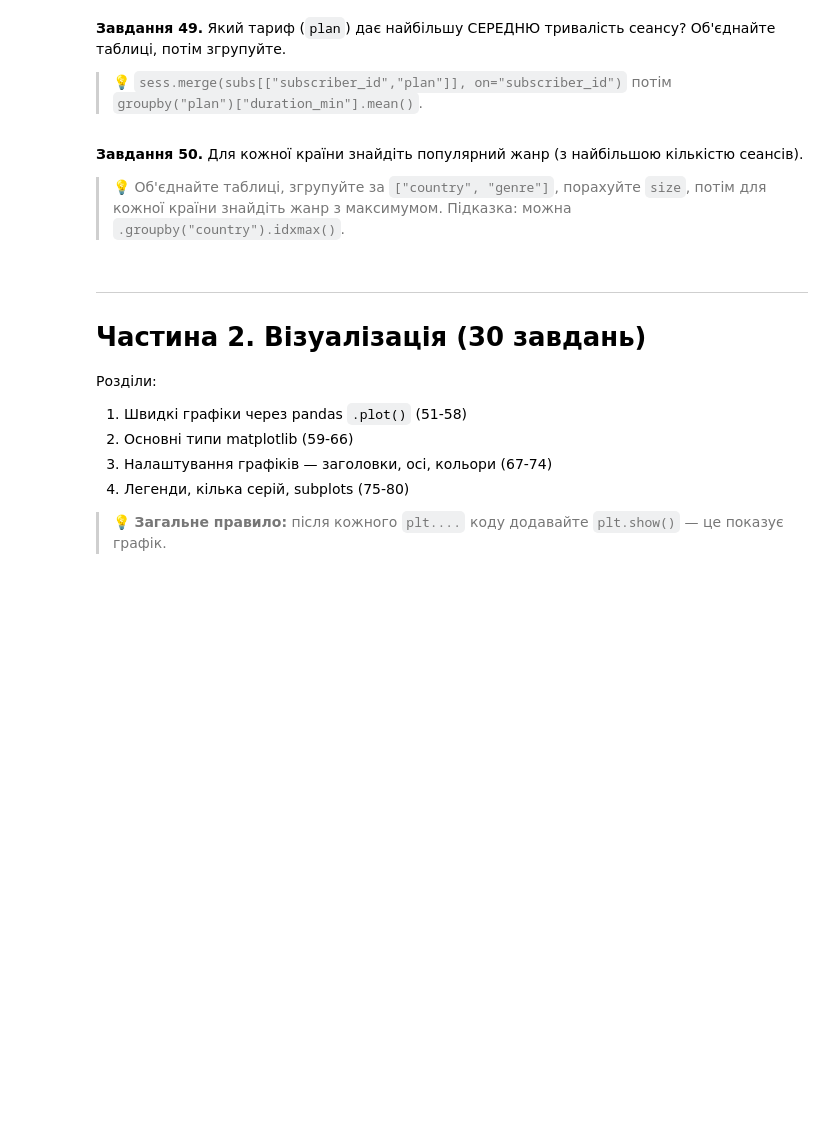
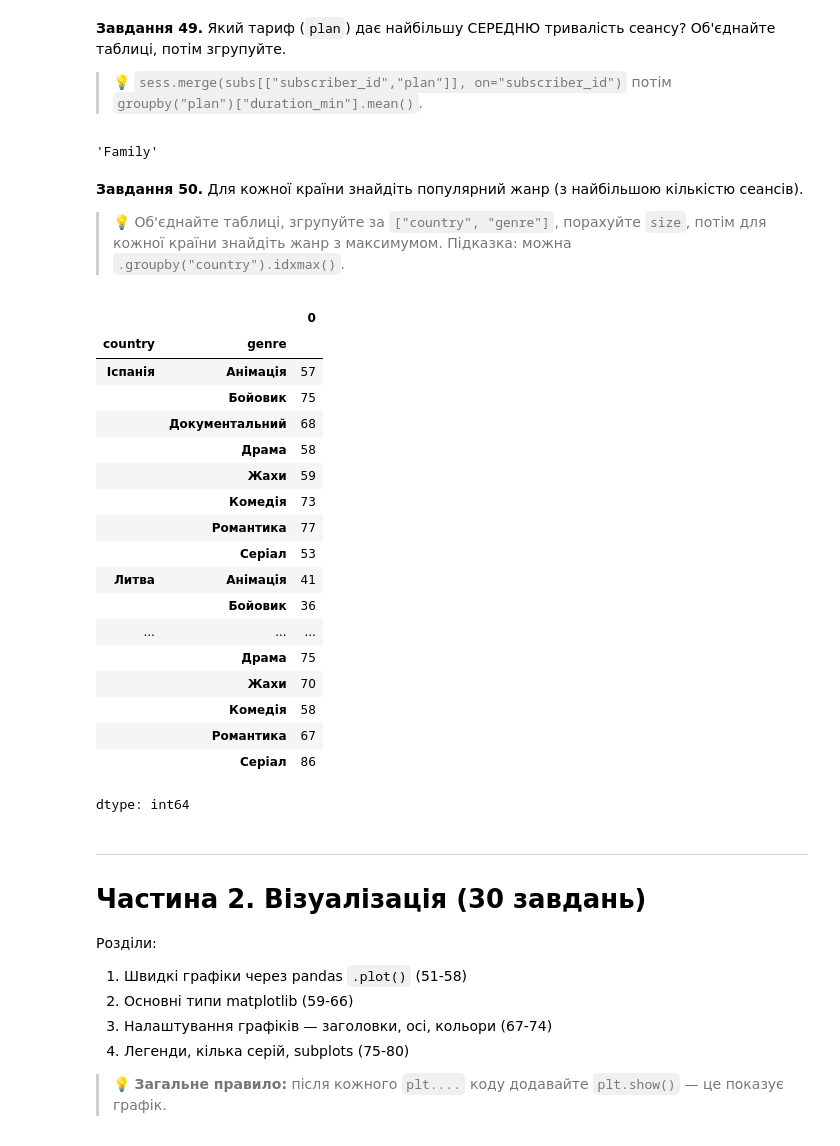
Before and after one commit to Wilson1994/DTA-2026, a Jupyter notebook: homework/pandas_viz_practice.ipynb, the cells around one changed output. Cells and saved outputs as stored; diff of their text form; code cells hidden in the pictures; blank space fills up the shorter version.

```diff
--- a/homework/pandas_viz_practice.ipynb
+++ b/homework/pandas_viz_practice.ipynb
@@ -815,3 +817,7 @@ dtype: int64
+# %%
+# Завдання 42:
+
+subs["years_with_us"] = (pd.Timestamp("2024-12-31") - subs["join_date"]).dt.days / 365
 # %% [markdown]
 **Завдання 43.** Скільки нових підписників прийшло у кожному році (за `join_date`)? Згрупуйте за роком.
 
@@ -859,3 +928,11 @@ dtype: int64
+# %%
+# Завдання 49:
+
+sess.merge(subs[["subscriber_id", "plan"]], on="subscriber_id") \
+    .groupby("plan")["duration_min"].mean() \
+    .idxmax()
+# %% [output]
+'Family'
 # %% [markdown]
 **Завдання 50.** Для кожної країни знайдіть популярний жанр (з найбільшою кількістю сеансів).
 
@@ -865,3 +940,30 @@ dtype: int64
+# %%
+# Завдання 50:
+
+tmp = sess.merge(subs[["subscriber_id", "country"]], on="subscriber_id") \
+          .groupby(["country", "genre"]).size()
+
+tmp
+# %% [output]
+|  |  | 0 |
+| country | genre |  |
+| Іспанія | Анімація | 57 |
+|  | Бойовик | 75 |
+|  | Документальний | 68 |
+|  | Драма | 58 |
+|  | Жахи | 59 |
+|  | Комедія | 73 |
+|  | Романтика | 77 |
+|  | Серіал | 53 |
+| Литва | Анімація | 41 |
+|  | Бойовик | 36 |
+| ... | ... | ... |
+|  | Драма | 75 |
+|  | Жахи | 70 |
+|  | Комедія | 58 |
+|  | Романтика | 67 |
+|  | Серіал | 86 |
+dtype: int64
 # %% [markdown]
 ---
 
```
Also changed, not shown: parts of 13 cells of this notebook.
